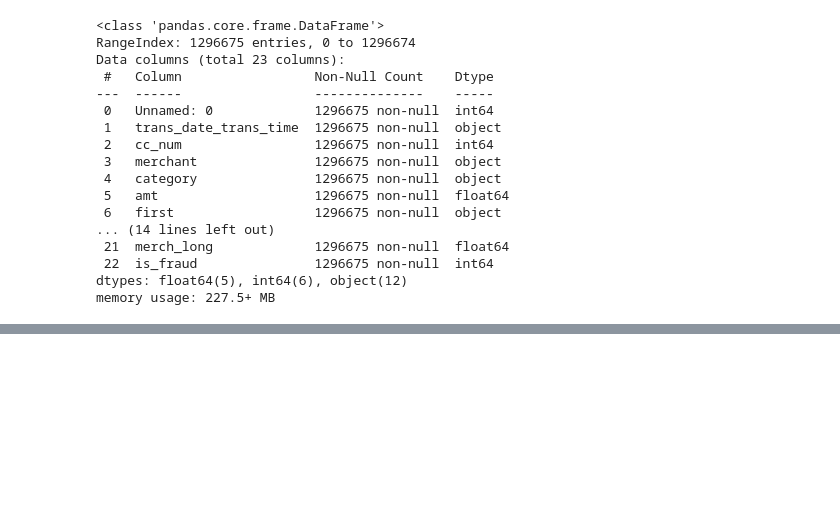
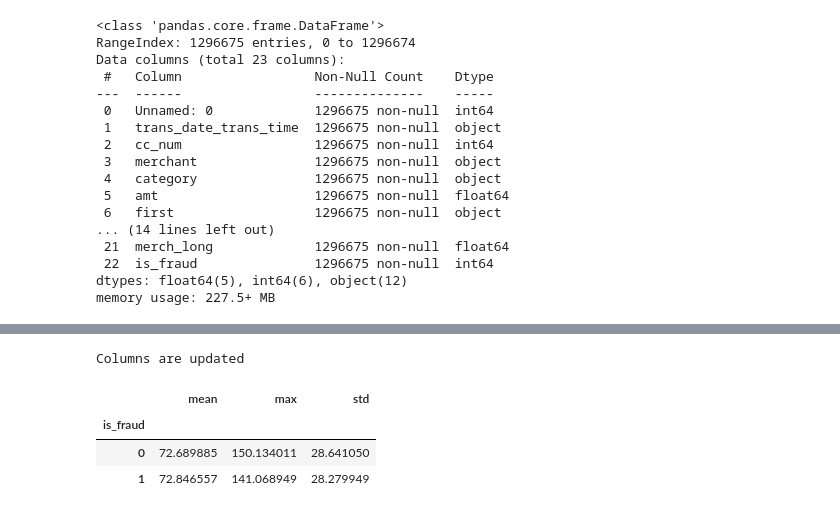
Before and after one commit to ruslancabbarov/End-to-End-DataScience-Project, a Jupyter notebook: Credit_Risk_Fraud_Detection.ipynb, the cells around one changed output, grey strips where cells are left out. Cells and saved outputs as stored; diff of their text form; code cells hidden in the pictures; blank space fills up the shorter version.

```diff
--- a/Credit_Risk_Fraud_Detection.ipynb
+++ b/Credit_Risk_Fraud_Detection.ipynb
@@ -47,0 +102,24 @@ df_train.head()
+# %%
+#We are calculating Age for each customer to determine relations between  age targets  and is_fraud columns
+df_train['dob']=pd.to_datetime(df_train['dob'])
+df_train['age']= 2026-df_train['dob'].dt.year
+df_train.drop(columns=['dob'],inplace=True)
+print("Columns are updated")
+# %% [output]
+Columns are updated
+# %%
+# We will find the distances between customers locations and transaction coordinations
+# I will use Haversine formula to find this distances
+def haversine_formula(lat1,lon1,lat_merch,lon_merch):
+    lat1,lon1,lat_merch,lon_merch = map(np.radians,[lat1,lon1,lat_merch,lon_merch])
+
+    dlat=lat_merch-lat1
+    dlon=lon_merch-lon1
+
+    a= np.sin(dlat/2.0)**2 + np.cos(lat1) * np.cos(lat_merch) * np.cos(lat_merch)*np.sin(dlon/2.0)**2
+    c= 2 *np.arcsin(np.sqrt(a))
+
+    r= 6371 # The Radius of Earth
+    return c*r
+
+df_train['distance_km']=haversine_formula(df_train['lat'],df_train['long'],df_train['merch_lat'],df_train['merch_long'])
@@ -47,0 +130,7 @@ df_train.head()
+# %%
+df_train.groupby('is_fraud')['distance_km'].agg(['mean','max','std'])
+# %% [output]
+|  | mean | max | std |
+| is_fraud |  |  |  |
+| 0 | 72.689885 | 150.134011 | 28.641050 |
+| 1 | 72.846557 | 141.068949 | 28.279949 |
```
Also changed, not shown: parts of 13 cells of this notebook.
